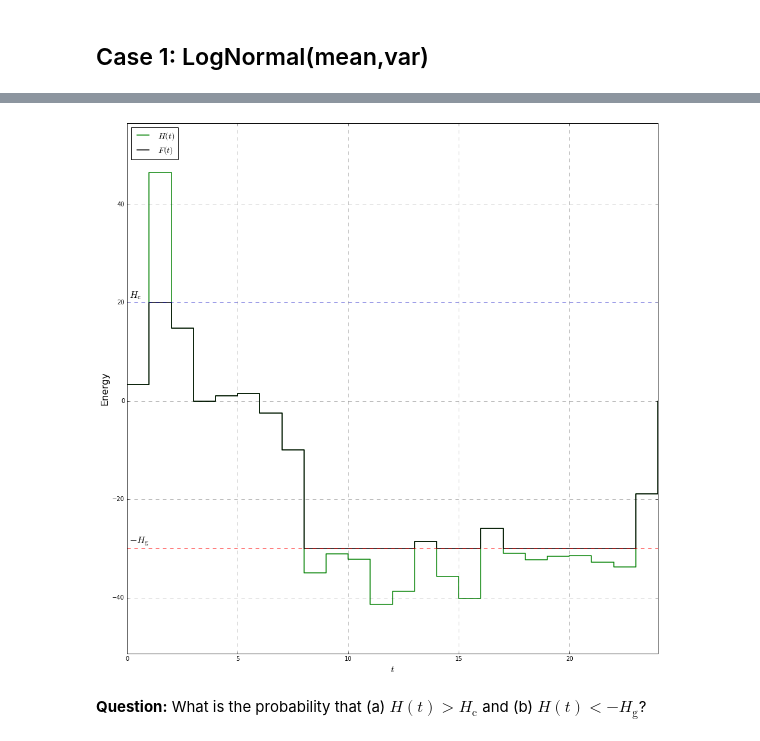
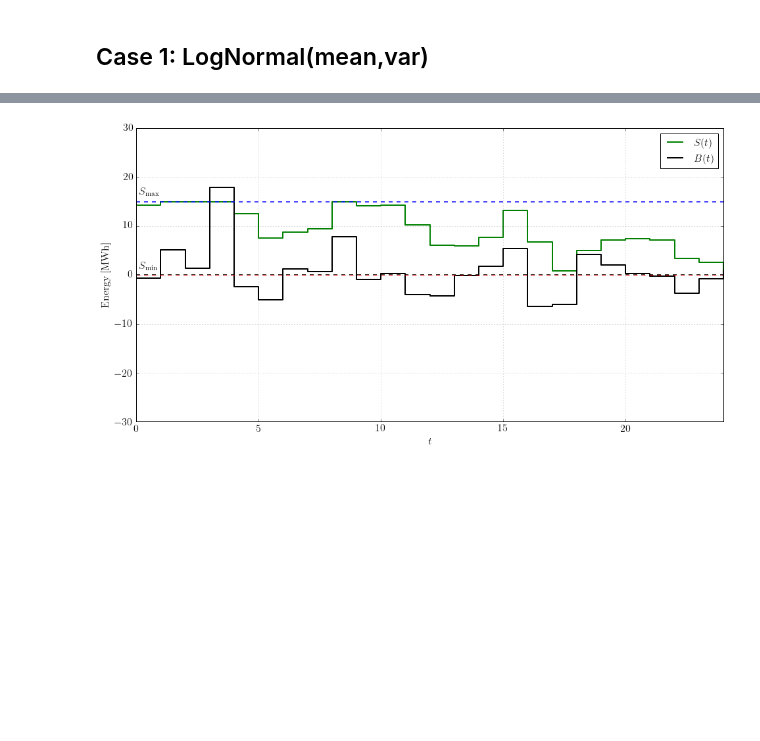
Before and after one commit to pedrohjn/simple-virtual-utility, a Jupyter notebook: Simple_Virtual_Utility.ipynb, the cells around one changed output, grey strips where cells are left out. Saved outputs shown, nothing was run; the diff lists cells and outputs as text; code cells hidden in the pictures; blank space fills up the shorter version.

```diff
--- a/Simple_Virtual_Utility.ipynb
+++ b/Simple_Virtual_Utility.ipynb
@@ -36,30 +44,32 @@ plt.show()
 # %%
 #Storage or generation
-H = np.zeros(26)
-F = np.zeros(26)
+S = np.zeros(26)
+#Storage
+#Max and min storage
+S_max=15
+S_min=0
+#Initial -random in the range
+S[0]=np.random.uniform(S_min,S_max)
+#Queue dynamics
 for i in range(1, 25):
-    H[i] = F[i-1] + S[i-1]
-    if H[i]>0:
-        F[i] = min(H[i],H_c)
-    else:
-        F[i] = max(H[i],-H_g)
-H_c=20
-H_g=30
+    S[i] = min(S_max,max(S_min,S[i-1]+B[i]))
 #Plot incuding max and min
-plt.figure(figsize=(16,16), dpi=1200)
+plt.figure(figsize=(16,8), dpi=600)
+plt.tick_params(labelsize = 16)
 plt.xlabel('$t$', fontsize=16)
-plt.ylabel('Energy', fontsize=16)
-plt.step(y,H,'g', linewidth=1.5, label = "$H(t)$")
-plt.step(y,F,'k', linewidth=1.5, label = "$F(t)$")
-plt.plot([0,25],[H_c,H_c],'b--', linewidth=1)
-plt.plot([0,25],[-H_g,-H_g],'r--', linewidth=1)
-plt.text(0.1, H_c+1, "$H_\mathrm{c}$", fontsize=16)
-plt.text(0.1, -H_g+1, "$-H_\mathrm{g}$", fontsize=16)
-plt.axis([0,24,min(min(H)-10,-H_g-10),max(max(H)+10,H_c+10)])
-plt.grid(color='k', alpha=0.5, linestyle='dashed', linewidth=0.5)
-plt.legend( loc=2, fontsize=14)
+plt.ylabel('Energy [MWh]', fontsize=16)
+plt.step(y,S,'g', linewidth=2, label = "$S(t)$")
+plt.step(y,B,'k', linewidth=2, label = "$B(t)$")
+plt.plot([0,25],[S_max,S_max],'b--', linewidth=1.5)
+plt.plot([0,25],[0,0],'k--', linewidth=1.5)
+plt.plot([0,25],[S_min,S_min],'r--', linewidth=1)
+plt.text(0.1, S_max+1, "$S_\mathrm{max}$", fontsize=16)
+plt.text(0.1, S_min+1, "$S_\mathrm{min}$", fontsize=16)
+#plt.axis([0,24,min(min(B)-10,0),max(max(B)+10,S_max)])
+plt.axis([0,24,-30,30])
+plt.grid(color='k', alpha=0.5, linestyle='dotted', linewidth=0.5)
+plt.legend( loc=1, fontsize=16)
+plt.savefig('storage.pdf', bbox_inches='tight', pad_inches=0.1, dpi=600)
 plt.show()
 # %% [output]
-[figure, old version]
+[figure, new version]
-# %% [markdown]
-**Question:** What is the probability that (a) $H(t) > H_\mathrm{c}$ and (b) $H(t) < - H_\mathrm{g}$?
```
Also changed, not shown: parts of 4 cells of this notebook.
